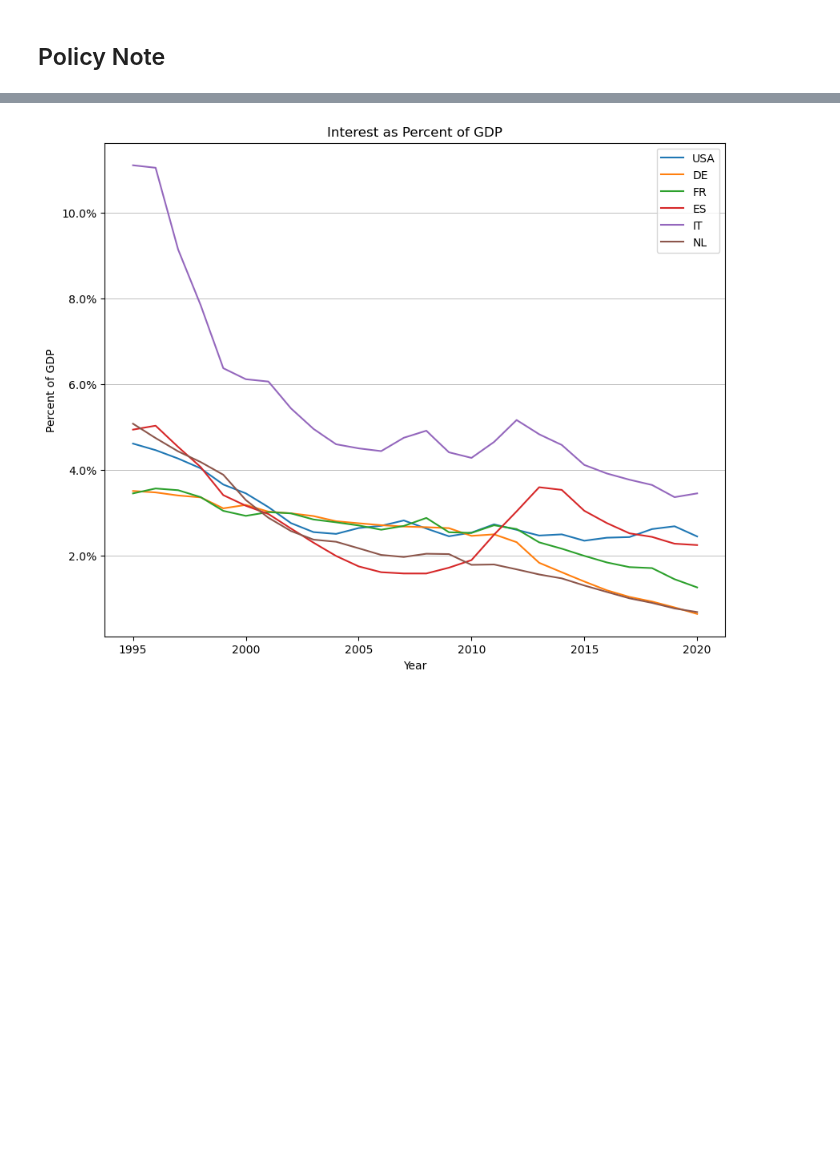
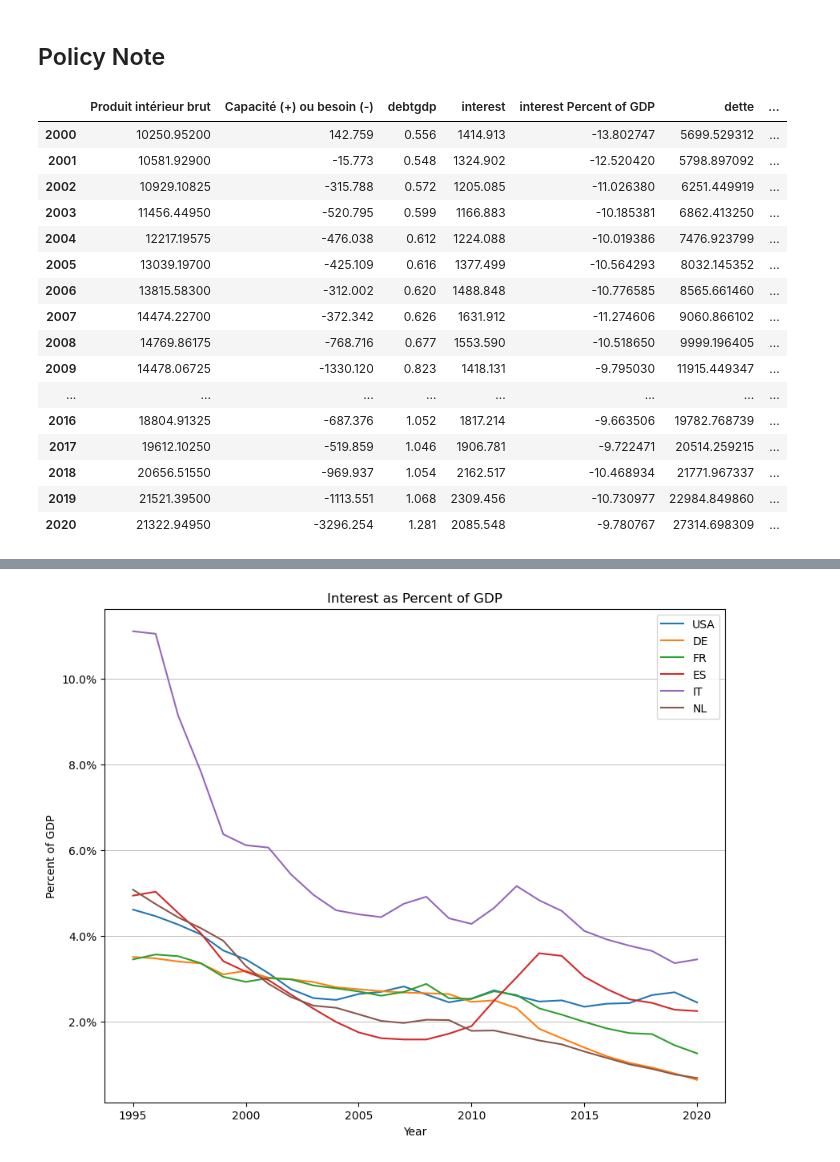
Before and after one commit to alexwellman/macrodata-wellman, a Jupyter notebook: Policy note/Note_Figs2.ipynb, the cells around one changed output, grey strips where cells are left out. Cells and saved outputs as stored; diff of their text form; code cells hidden in the pictures; blank space fills up the shorter version.

```diff
--- a/Policy note/Note_Figs2.ipynb
+++ b/Policy note/Note_Figs2.ipynb
@@ -164,6 +143,28 @@ def plot_data(df, country_code):
     plt.savefig(f'{country_code}_Fig2.png')
     plt.show()
     plt.close()
+# %%
+# USA data data from 2000 to 2020
+df_USA2 = df_USA.loc['2000':'2020']
+df_USA2
+# %% [output]
+|  | Produit intérieur brut | Capacité (+) ou besoin (-) | debtgdp | interest | interest Percent of GDP | dette | ... |
+| 2000 | 10250.95200 | 142.759 | 0.556 | 1414.913 | -13.802747 | 5699.529312 | ... |
+| 2001 | 10581.92900 | -15.773 | 0.548 | 1324.902 | -12.520420 | 5798.897092 | ... |
+| 2002 | 10929.10825 | -315.788 | 0.572 | 1205.085 | -11.026380 | 6251.449919 | ... |
+| 2003 | 11456.44950 | -520.795 | 0.599 | 1166.883 | -10.185381 | 6862.413250 | ... |
+| 2004 | 12217.19575 | -476.038 | 0.612 | 1224.088 | -10.019386 | 7476.923799 | ... |
+| 2005 | 13039.19700 | -425.109 | 0.616 | 1377.499 | -10.564293 | 8032.145352 | ... |
+| 2006 | 13815.58300 | -312.002 | 0.620 | 1488.848 | -10.776585 | 8565.661460 | ... |
+| 2007 | 14474.22700 | -372.342 | 0.626 | 1631.912 | -11.274606 | 9060.866102 | ... |
+| 2008 | 14769.86175 | -768.716 | 0.677 | 1553.590 | -10.518650 | 9999.196405 | ... |
+| 2009 | 14478.06725 | -1330.120 | 0.823 | 1418.131 | -9.795030 | 11915.449347 | ... |
+| ... | ... | ... | ... | ... | ... | ... | ... |
+| 2016 | 18804.91325 | -687.376 | 1.052 | 1817.214 | -9.663506 | 19782.768739 | ... |
+| 2017 | 19612.10250 | -519.859 | 1.046 | 1906.781 | -9.722471 | 20514.259215 | ... |
+| 2018 | 20656.51550 | -969.937 | 1.054 | 2162.517 | -10.468934 | 21771.967337 | ... |
+| 2019 | 21521.39500 | -1113.551 | 1.068 | 2309.456 | -10.730977 | 22984.849860 | ... |
+| 2020 | 21322.94950 | -3296.254 | 1.281 | 2085.548 | -9.780767 | 27314.698309 | ... |
 # %%
 # List of country codes
 countries = ['USA','DE', 'FR', 'ES', 'IT', 'NL']
```
Also changed, not shown: parts of 2 cells of this notebook, 9 other files.
